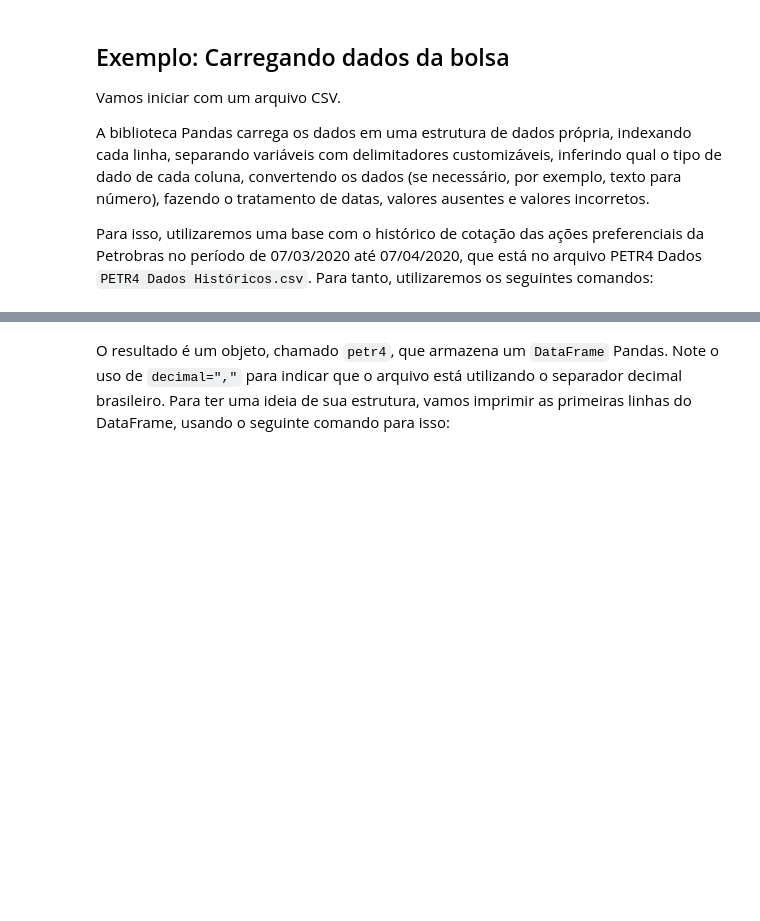
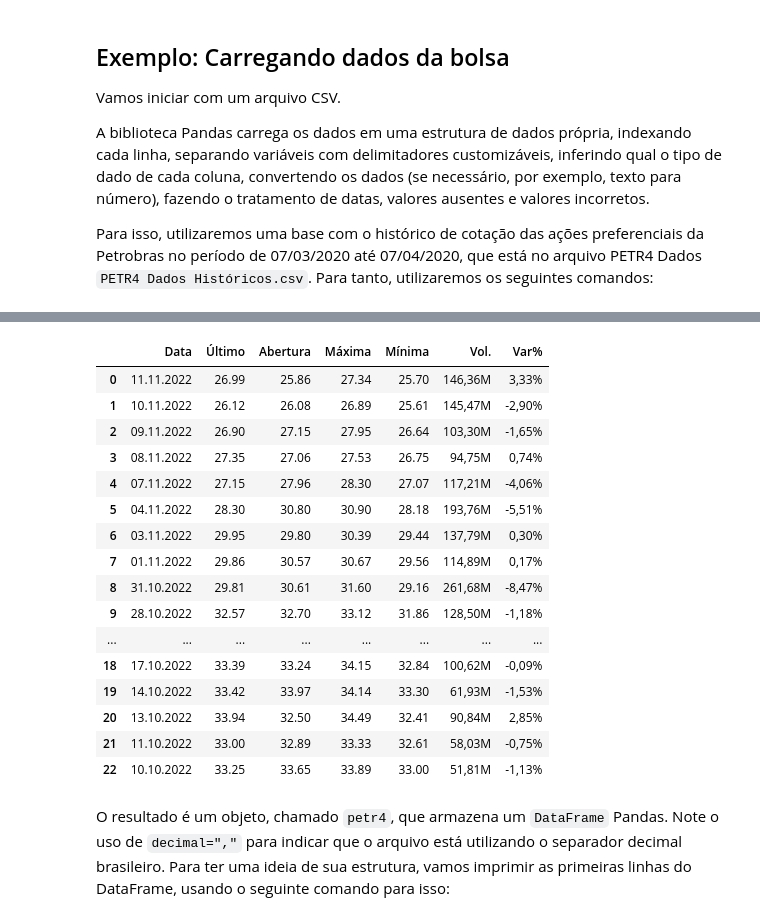
Before and after one commit to filipecalegario/intro-programacao-python, a Jupyter notebook: 10_Dados_Visualizacao/Pandas.ipynb, the cells around one changed output, grey strips where cells are left out. Cells and saved outputs as stored; diff of their text form; code cells hidden in the pictures; blank space fills up the shorter version.

```diff
--- a/10_Dados_Visualizacao/Pandas.ipynb
+++ b/10_Dados_Visualizacao/Pandas.ipynb
@@ -240,3 +410,23 @@ type(petr4)
+# %%
+petr4
+# %% [output]
+|  | Data | Último | Abertura | Máxima | Mínima | Vol. | Var% |
+| 0 | 11.11.2022 | 26.99 | 25.86 | 27.34 | 25.70 | 146,36M | 3,33% |
+| 1 | 10.11.2022 | 26.12 | 26.08 | 26.89 | 25.61 | 145,47M | -2,90% |
+| 2 | 09.11.2022 | 26.90 | 27.15 | 27.95 | 26.64 | 103,30M | -1,65% |
+| 3 | 08.11.2022 | 27.35 | 27.06 | 27.53 | 26.75 | 94,75M | 0,74% |
+| 4 | 07.11.2022 | 27.15 | 27.96 | 28.30 | 27.07 | 117,21M | -4,06% |
+| 5 | 04.11.2022 | 28.30 | 30.80 | 30.90 | 28.18 | 193,76M | -5,51% |
+| 6 | 03.11.2022 | 29.95 | 29.80 | 30.39 | 29.44 | 137,79M | 0,30% |
+| 7 | 01.11.2022 | 29.86 | 30.57 | 30.67 | 29.56 | 114,89M | 0,17% |
+| 8 | 31.10.2022 | 29.81 | 30.61 | 31.60 | 29.16 | 261,68M | -8,47% |
+| 9 | 28.10.2022 | 32.57 | 32.70 | 33.12 | 31.86 | 128,50M | -1,18% |
+| ... | ... | ... | ... | ... | ... | ... | ... |
+| 18 | 17.10.2022 | 33.39 | 33.24 | 34.15 | 32.84 | 100,62M | -0,09% |
+| 19 | 14.10.2022 | 33.42 | 33.97 | 34.14 | 33.30 | 61,93M | -1,53% |
+| 20 | 13.10.2022 | 33.94 | 32.50 | 34.49 | 32.41 | 90,84M | 2,85% |
+| 21 | 11.10.2022 | 33.00 | 32.89 | 33.33 | 32.61 | 58,03M | -0,75% |
+| 22 | 10.10.2022 | 33.25 | 33.65 | 33.89 | 33.00 | 51,81M | -1,13% |
 # %% [markdown]
 O resultado é um objeto, chamado ``petr4``, que armazena um ``DataFrame`` Pandas. Note o uso de ``decimal=","`` para indicar que o arquivo está utilizando o separador decimal brasileiro.  Para ter uma ideia de sua estrutura, vamos imprimir as primeiras linhas do DataFrame, usando o seguinte comando para isso:
 # %% [markdown]
```
Also changed, not shown: parts of 54 cells of this notebook.
